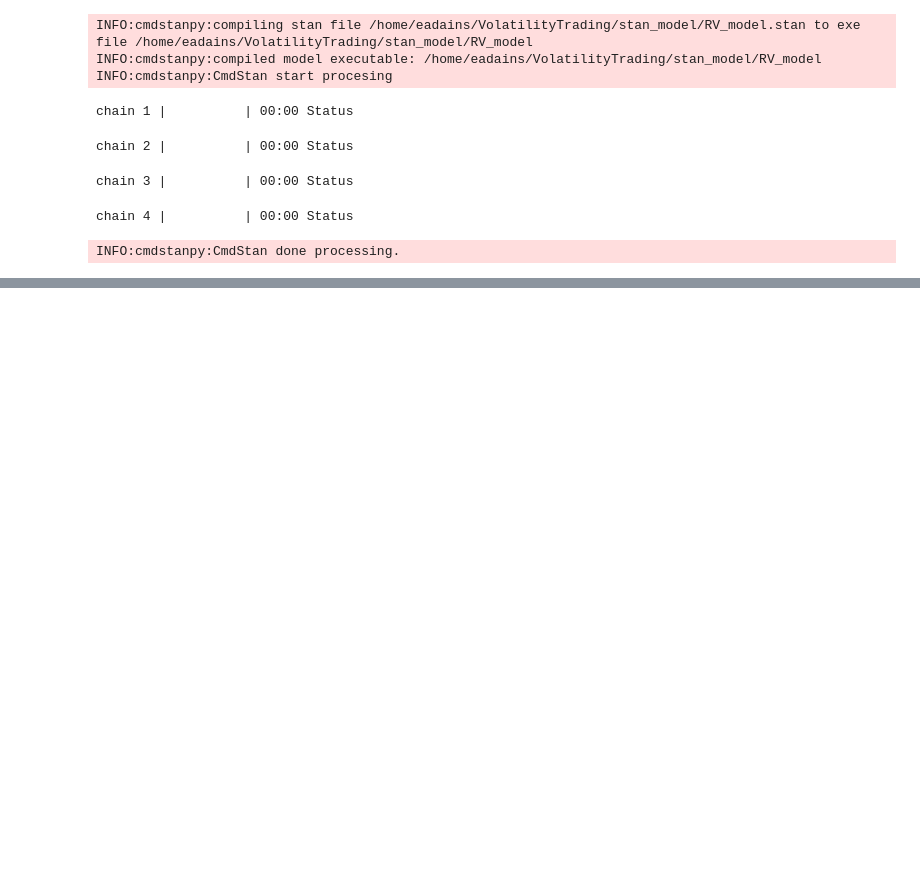
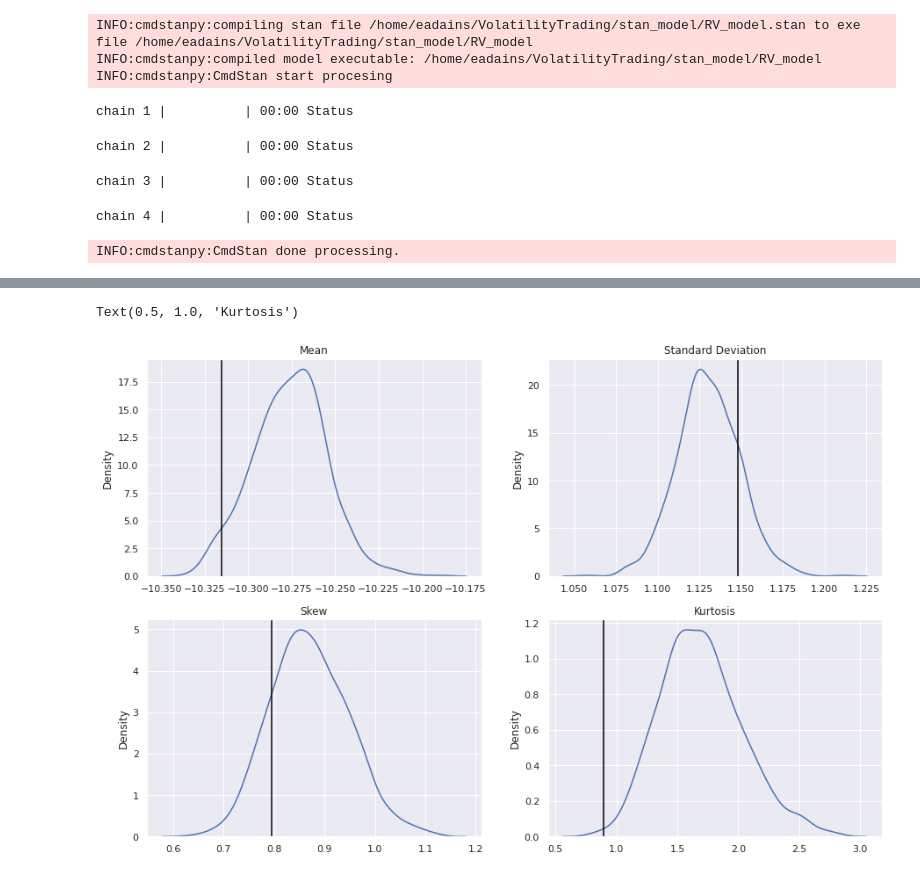
Before and after one commit to eadains/VolatilityTrading, a Jupyter notebook: RV_model_jumps.ipynb, the cells around one changed output, grey strips where cells are left out. Drawn from its saved outputs; the diff is of its cells as text; code cells hidden in the pictures; blank space fills up the shorter version.

Commit message:
jump model progress

```diff
--- a/RV_model_jumps.ipynb
+++ b/RV_model_jumps.ipynb
@@ -224,0 +251,23 @@ array([[<AxesSubplot:title={'center':'mu'}>,
+# %%
+y_hat = model_data.posterior_predictive.y_tilde.values.reshape(1000, -1)
+mean = np.mean(y_hat, axis=1)
+std = np.std(y_hat, axis=1)
+skew = stats.skew(y_hat, axis=1)
+kurt = stats.kurtosis(y_hat, axis=1)
+
+fig, axs = plt.subplots(2, 2)
+sns.kdeplot(mean, ax=axs[0, 0])
+axs[0, 0].axvline(np.mean(y_test), color="black")
+axs[0, 0].set_title("Mean")
+sns.kdeplot(std, ax=axs[0, 1])
+axs[0, 1].axvline(np.std(y_test), color="black")
+axs[0, 1].set_title("Standard Deviation")
+sns.kdeplot(skew, ax=axs[1, 0])
+axs[1, 0].axvline(stats.skew(y_test), color="black")
+axs[1, 0].set_title("Skew")
+sns.kdeplot(kurt, ax=axs[1, 1])
+axs[1, 1].axvline(stats.kurtosis(y_test), color="black")
+axs[1, 1].set_title("Kurtosis")
+# %% [output]
+Text(0.5, 1.0, 'Kurtosis')
+[figure, added]
```
Also changed, not shown: parts of 10 cells of this notebook, 2 other files.
